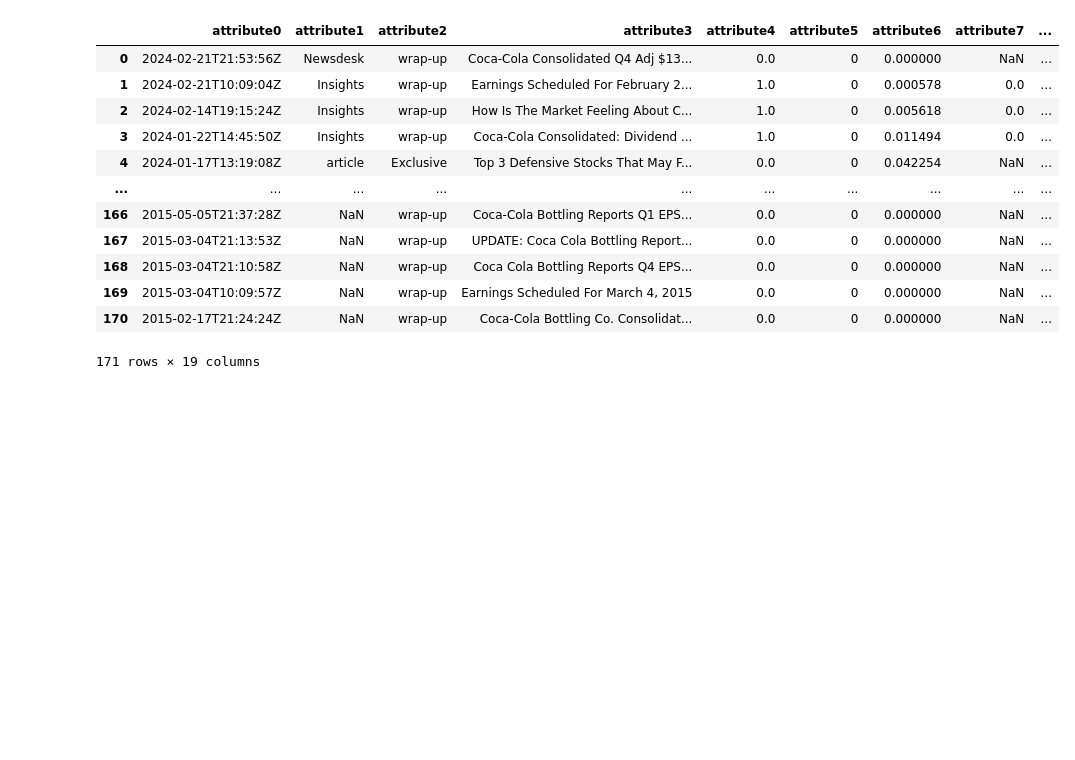
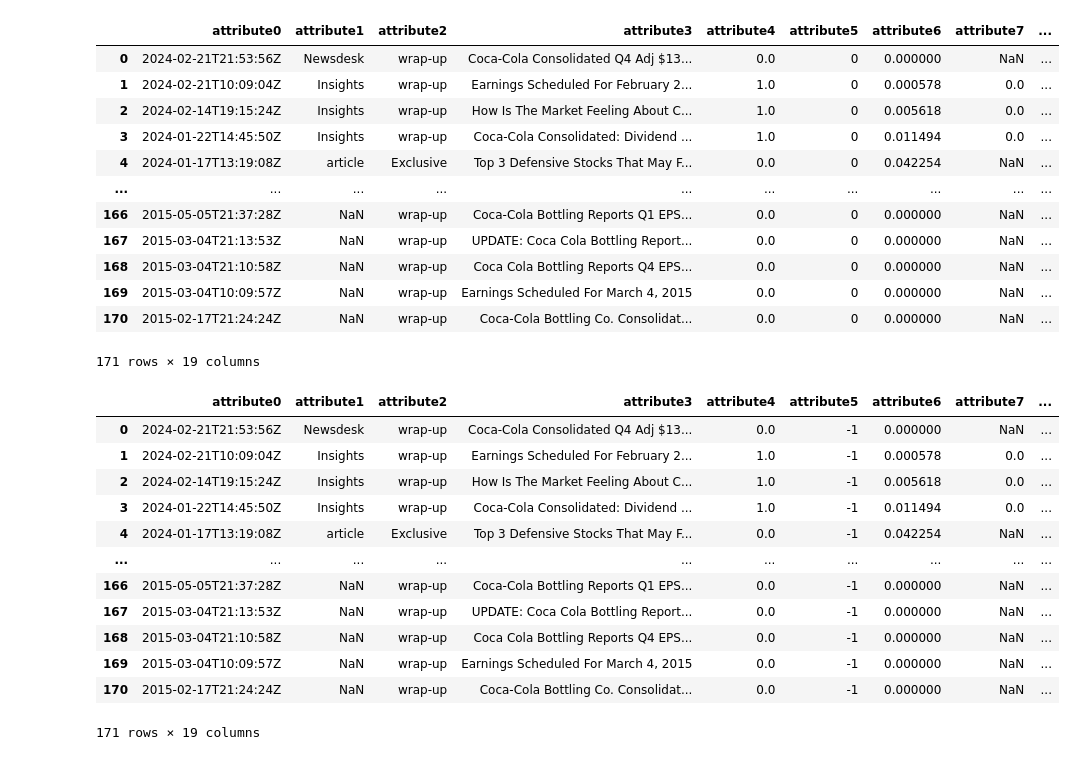
Before and after one commit to yangzehao98/News_Sentiment_Friday_Project, a Jupyter notebook: run_pipeline/read_display.ipynb, the cells around one changed output. Cells and saved outputs as stored; diff of their text form; code cells hidden in the pictures; blank space fills up the shorter version.

```diff
--- a/run_pipeline/read_display.ipynb
+++ b/run_pipeline/read_display.ipynb
@@ -11,0 +26,2 @@ df.head(3)
+# %%
+df.iloc[13,16] = 'EO' ##Event Outcome
@@ -11,0 +36,2 @@ df.head(3)
+# %%
+df.iloc[8,16] = 'EO' ##Event Outcome
@@ -12,3 +42,5 @@ df.head(3)
+# %%
+df.iloc[52,16] = 'EO' ##Event Outcome
 # %%
 df
 # %% [output]
@@ -25,3 +57,31 @@ df
 | 169 | 2015-03-04T10:09:57Z | NaN | wrap-up | Earnings Scheduled For March 4, 2015 | 0.0 | 0 | 0.000000 | NaN | ... |
 | 170 | 2015-02-17T21:24:24Z | NaN | wrap-up | Coca-Cola Bottling Co. Consolidat... | 0.0 | 0 | 0.000000 | NaN | ... |
 171 rows × 19 columns
+# %%
+def set_attribute5(row):
+    if row['attribute6'] <= 0.020:
+        return -1
+    elif 0.21 <= row['attribute6'] <= 0.30:
+        return 0
+    elif row['attribute6'] > 0.31:
+        return 1
+    else:
+        return row['attribute5']
+
+df['attribute5'] = df.apply(set_attribute5, axis=1)
+# %%
+df
+# %% [output]
+|  | attribute0 | attribute1 | attribute2 | attribute3 | attribute4 | attribute5 | attribute6 | attribute7 | ... |
+| 0 | 2024-02-21T21:53:56Z | Newsdesk | wrap-up | Coca-Cola Consolidated Q4 Adj $13... | 0.0 | -1 | 0.000000 | NaN | ... |
+| 1 | 2024-02-21T10:09:04Z | Insights | wrap-up | Earnings Scheduled For February 2... | 1.0 | -1 | 0.000578 | 0.0 | ... |
+| 2 | 2024-02-14T19:15:24Z | Insights | wrap-up | How Is The Market Feeling About C... | 1.0 | -1 | 0.005618 | 0.0 | ... |
+| 3 | 2024-01-22T14:45:50Z | Insights | wrap-up | Coca-Cola Consolidated: Dividend ... | 1.0 | -1 | 0.011494 | 0.0 | ... |
+| 4 | 2024-01-17T13:19:08Z | article | Exclusive | Top 3 Defensive Stocks That May F... | 0.0 | -1 | 0.042254 | NaN | ... |
+| ... | ... | ... | ... | ... | ... | ... | ... | ... | ... |
+| 166 | 2015-05-05T21:37:28Z | NaN | wrap-up | Coca-Cola Bottling Reports Q1 EPS... | 0.0 | -1 | 0.000000 | NaN | ... |
+| 167 | 2015-03-04T21:13:53Z | NaN | wrap-up | UPDATE: Coca Cola Bottling Report... | 0.0 | -1 | 0.000000 | NaN | ... |
+| 168 | 2015-03-04T21:10:58Z | NaN | wrap-up | Coca Cola Bottling Reports Q4 EPS... | 0.0 | -1 | 0.000000 | NaN | ... |
+| 169 | 2015-03-04T10:09:57Z | NaN | wrap-up | Earnings Scheduled For March 4, 2015 | 0.0 | -1 | 0.000000 | NaN | ... |
+| 170 | 2015-02-17T21:24:24Z | NaN | wrap-up | Coca-Cola Bottling Co. Consolidat... | 0.0 | -1 | 0.000000 | NaN | ... |
+171 rows × 19 columns
```
Also changed, not shown: parts of 16 cells of this notebook, 1 other file.
